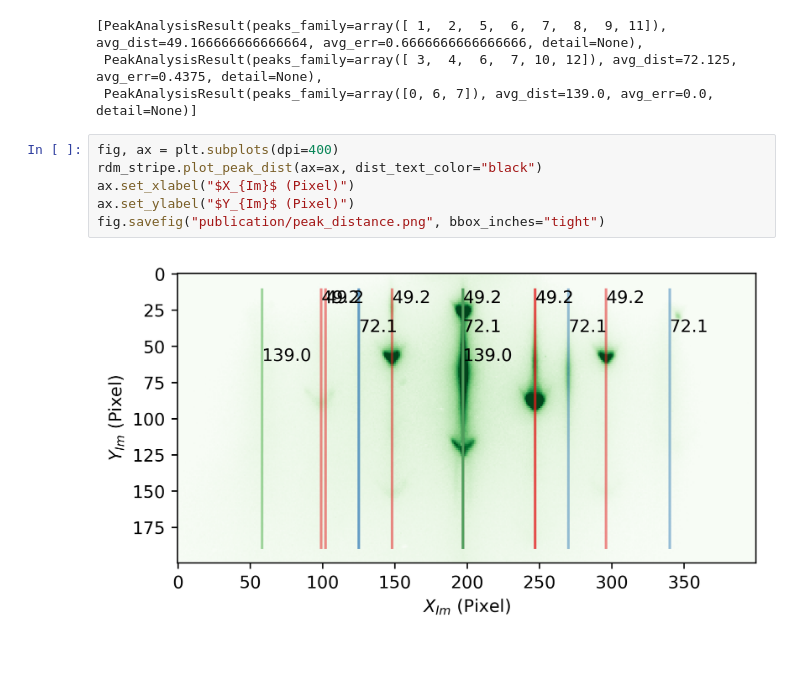
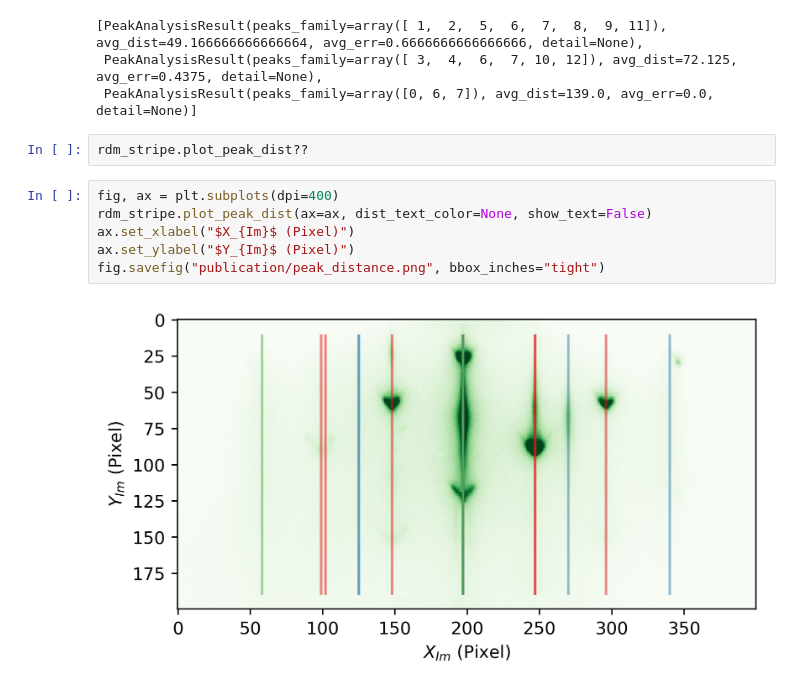
Before and after one commit to AuroraLHT/rhana, a Jupyter notebook: notebook/PeakDistanceFigure(b).ipynb, the cells around one changed output. Cells and saved outputs as stored; diff of their text form; blank space fills up the shorter version.

Commit message:
:sparkles: update publication figure notebooks

```diff
--- a/notebook/PeakDistanceFigure(b).ipynb
+++ b/notebook/PeakDistanceFigure(b).ipynb
@@ -65,11 +65,13 @@ rdm_stripe.analyze_peaks_distance_cent(tolerant=0.1, abs_tolerant=4, allow_disco
 [PeakAnalysisResult(peaks_family=array([ 1,  2,  5,  6,  7,  8,  9, 11]), avg_dist=49.166666666666664, avg_err=0.6666666666666666, detail=None),
  PeakAnalysisResult(peaks_family=array([ 3,  4,  6,  7, 10, 12]), avg_dist=72.125, avg_err=0.4375, detail=None),
  PeakAnalysisResult(peaks_family=array([0, 6, 7]), avg_dist=139.0, avg_err=0.0, detail=None)]
+# %%
+rdm_stripe.plot_peak_dist??
 # %%
 fig, ax = plt.subplots(dpi=400)
-rdm_stripe.plot_peak_dist(ax=ax, dist_text_color="black")
+rdm_stripe.plot_peak_dist(ax=ax, dist_text_color=None, show_text=False)
 ax.set_xlabel("$X_{Im}$ (Pixel)")
 ax.set_ylabel("$Y_{Im}$ (Pixel)")
 fig.savefig("publication/peak_distance.png", bbox_inches="tight")
 # %% [output]
-[figure, old version]
+[figure, new version]
```
Also changed, not shown: 1 other file.
